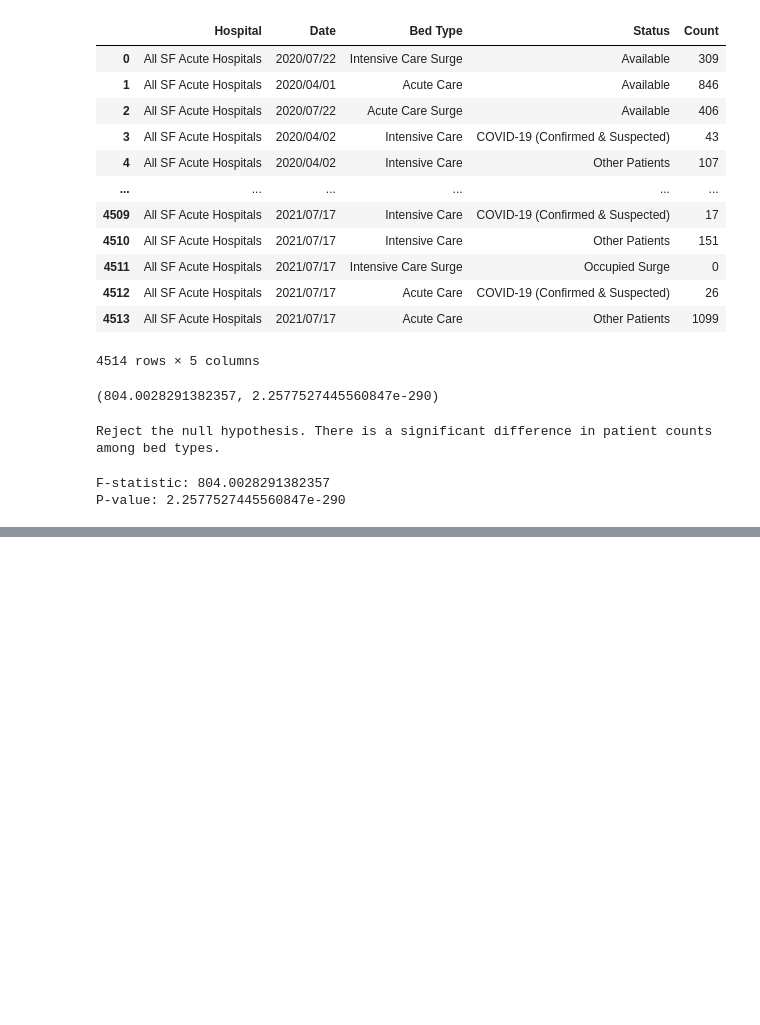
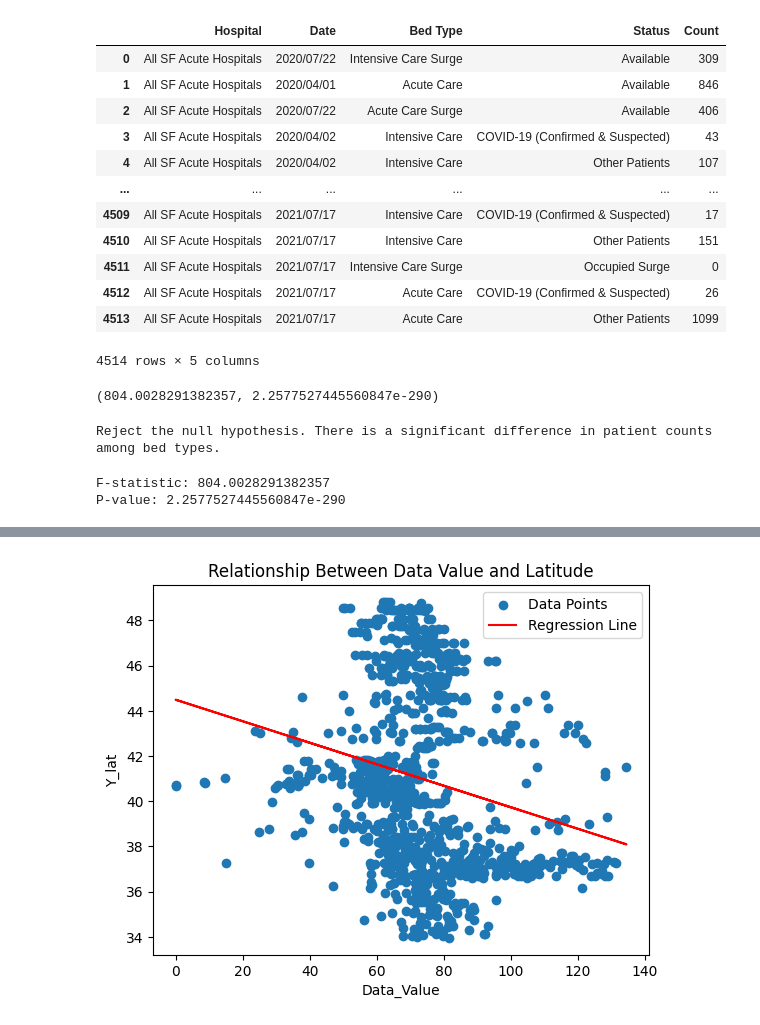
Before and after one commit to Alyssasorensen/datasci_5_statistics, a Jupyter notebook: datasci_5_statistics.ipynb, the cells around one changed output, grey strips where cells are left out. Drawn from its saved outputs; the diff is of its cells as text; code cells hidden in the pictures; blank space fills up the shorter version.

```diff
--- a/datasci_5_statistics.ipynb
+++ b/datasci_5_statistics.ipynb
@@ -217,0 +271,5 @@ P-value: 2.2577527445560847e-290
+# %%
+# lets remove outliers, greater then 3 SDs from the mean
+df = df[(df['Data_Value'] - df['Data_Value'].mean()) / df['Data_Value'].std() < 3]
+df = df[(df['Y_lat'] - df['Y_lat'].mean()) / df['Y_lat'].std() < 3]
+df
@@ -217,0 +313,10 @@ P-value: 2.2577527445560847e-290
+# %%
+# Define the dependent and independent variables
+X = df['Data_Value']
+y = df['Y_lat']
+# %%
+# Add a constant to the independent variable (required for the statsmodels regression model)
+X = sm.add_constant(X)
+# %%
+# Fit the regression model
+model = sm.OLS(y, X).fit()
@@ -217,0 +344,10 @@ P-value: 2.2577527445560847e-290
+# %%
+plt.scatter(df['Data_Value'], df['Y_lat'], label='Data Points')
+plt.plot(df['Data_Value'], model.predict(X), color='red', label='Regression Line')
+plt.xlabel('Data_Value')
+plt.ylabel('Y_lat')
+plt.title('Relationship Between Data Value and Latitude')
+plt.legend()
+plt.show()
+# %% [output]
+[figure, added]
```
Also changed, not shown: parts of 9 cells of this notebook.
